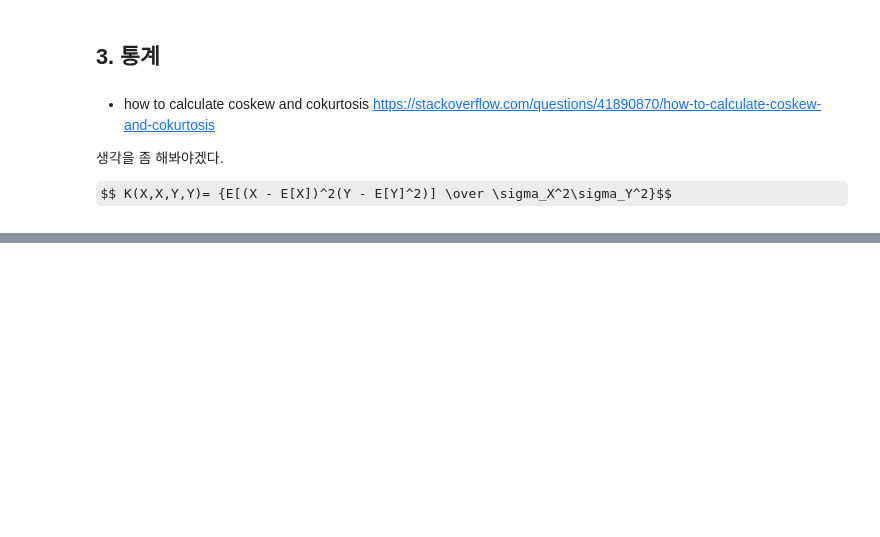
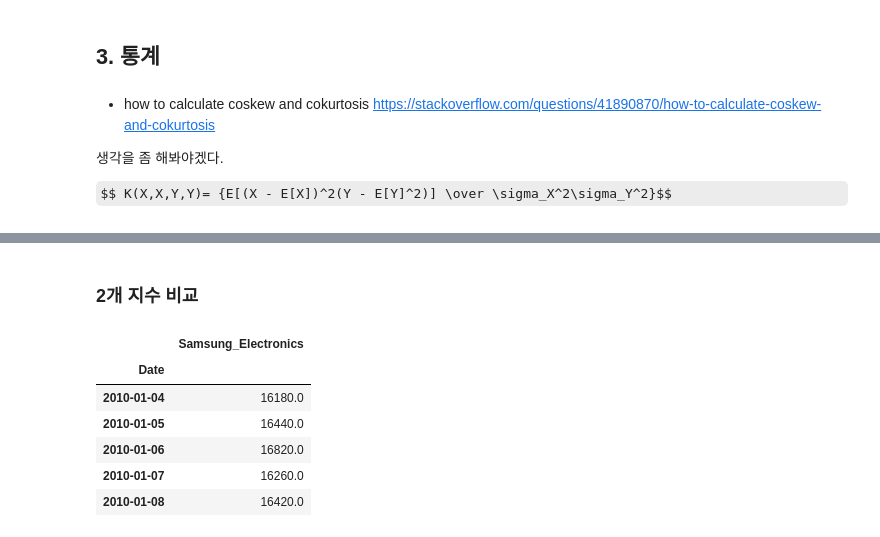
Before and after one commit to kooBH/FinanceServer, a Jupyter notebook: Doc.ipynb, the cells around one changed output, grey strips where cells are left out. Cells and saved outputs as stored; diff of their text form; code cells hidden in the pictures; some formulas as TeX source; blank space fills up the shorter version.

```diff
--- a/Doc.ipynb
+++ b/Doc.ipynb
@@ -77,0 +115,2 @@ t_data.kurt()
+# %% [markdown]
+### 2개 지수 비교
@@ -77,0 +120,13 @@ t_data.kurt()
+# %%
+ols_df1 = pd.read_csv(target_1 + '.csv',index_col='Date')
+ols_df1 = ols_df1[['Close']]
+ols_df1.columns = [target_1]
+ols_df1.head()
+# %% [output]
+|  | Samsung_Electronics |
+| Date |  |
+| 2010-01-04 | 16180.0 |
+| 2010-01-05 | 16440.0 |
+| 2010-01-06 | 16820.0 |
+| 2010-01-07 | 16260.0 |
+| 2010-01-08 | 16420.0 |
```
Also changed, not shown: parts of 13 cells of this notebook, 1 other file.
